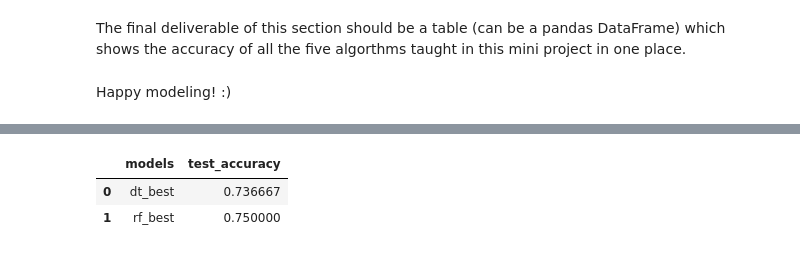
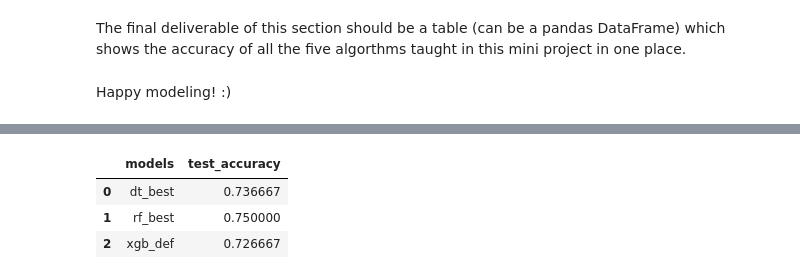
Before and after one commit to qjli-code/mec-mini-projects, a Jupyter notebook: mec-13.5.1-tree-based-algorithms-mini-project/Mini_Project_Tree-Based_Algorithms.ipynb, the cells around one changed output, grey strips where cells are left out. Saved outputs shown, nothing was run; the diff lists cells and outputs as text; code cells hidden in the pictures.

```diff
--- a/mec-13.5.1-tree-based-algorithms-mini-project/Mini_Project_Tree-Based_Algorithms.ipynb
+++ b/mec-13.5.1-tree-based-algorithms-mini-project/Mini_Project_Tree-Based_Algorithms.ipynb
@@ -340,3 +340,20 @@ Your task in this optional section of the mini project is to read the documentat
 The final deliverable of this section should be a table (can be a pandas DataFrame) which shows the accuracy of all the five algorthms taught in this mini project in one place.
 # %% [markdown]
 Happy modeling! :)
+# %%
+import xgboost as xgb
+
+xgb_clf = xgb.XGBClassifier(eval_metric='logloss')
+
+param_grid = {
+    "learning_rate": [0.01, 0.05, 0.1],
+    "max_depth": [3, 5, 7, 9, 11, 13],
+    "gamma": [0, 0.25, 0.5, 1],
+    "n_estimators": [100, 200, 500]
+}
+
+gs = GridSearchCV(estimator=xgb_clf,
+                 param_grid=param_grid,
+                 cv=7,
+                 scoring='accuracy')
+gs.fit(X_train, y_train.ravel())
@@ -342,0 +392,5 @@ Happy modeling! :)
+# %%
+print(classification_report(y_test, xgb_best.predict(X_test)))
+print(f'accuracy on training data: {gs.score(X_train, y_train)}')
+
+results_compare['xgb_best'] = gs.score(X_test, y_test)
@@ -342,0 +411,4 @@ Happy modeling! :)
+# %%
+# let's try the default
+xgb_def = xgb.XGBClassifier()
+xgb_def.fit(X_train, y_train)
@@ -342,0 +426,7 @@ Happy modeling! :)
+# %%
+print(classification_report(y_test, xgb_def.predict(X_test)))
+
+# even the default model is better than that from GridSearchCV
+
+from sklearn.metrics import accuracy_score
+results_compare['xgb_def'] = accuracy_score(y_test, xgb_def.predict(X_test))
@@ -343,7 +442,9 @@ Happy modeling! :)
 # %%
-performance = pd.DataFrame({'models': ['dt_best', 'rf_best'], 'test_accuracy':[results_compare['dt_best'], results_compare['rf_best']]})
+performance = pd.DataFrame({'models': ['dt_best', 'rf_best', 'xgb_def'],
+                            'test_accuracy':[results_compare['dt_best'], results_compare['rf_best'], results_compare['xgb_def']]})
 performance
 # %% [output]
 |  | models | test_accuracy |
 | 0 | dt_best | 0.736667 |
 | 1 | rf_best | 0.750000 |
+| 2 | xgb_def | 0.726667 |
```
Also changed, not shown: parts of 6 cells of this notebook.
